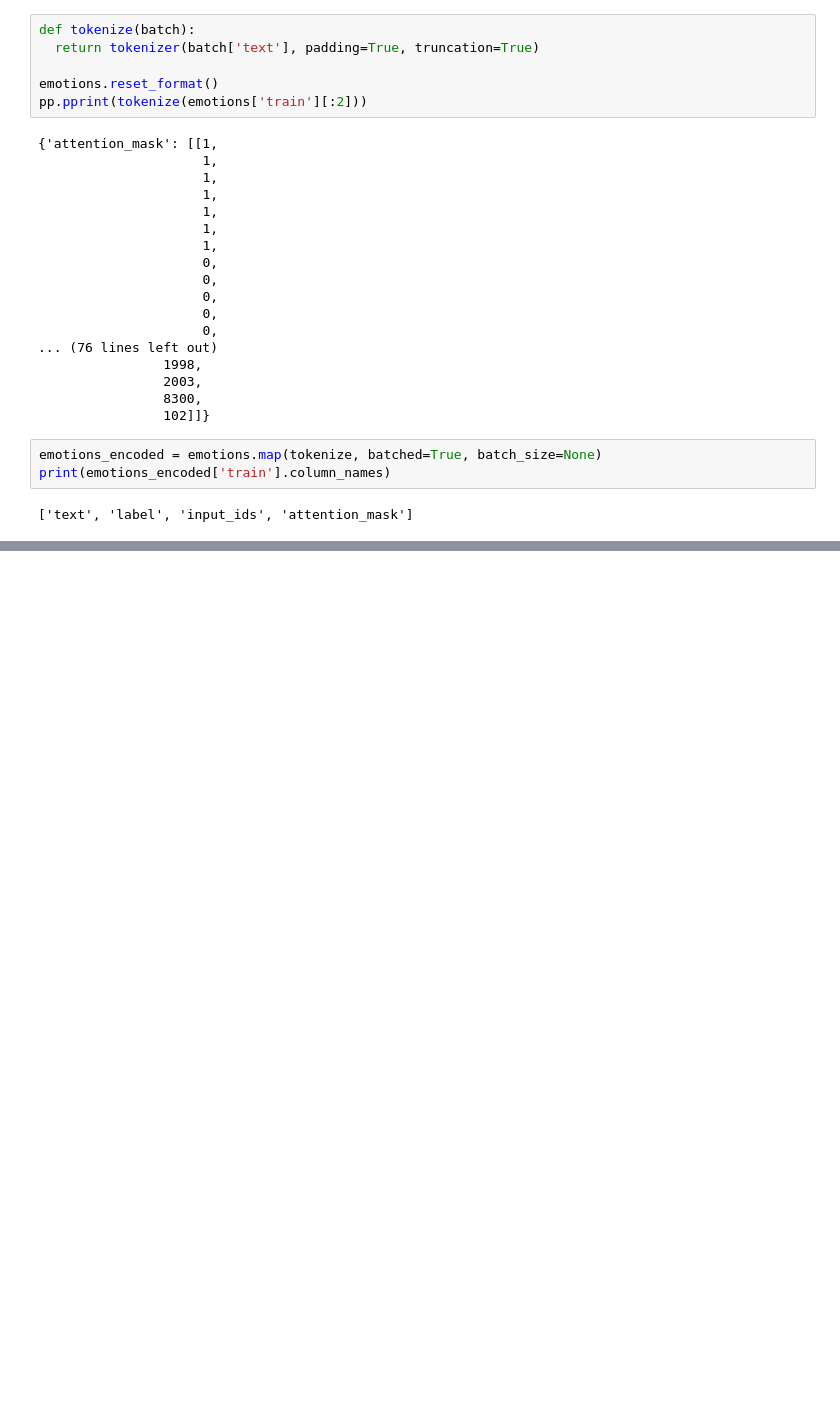
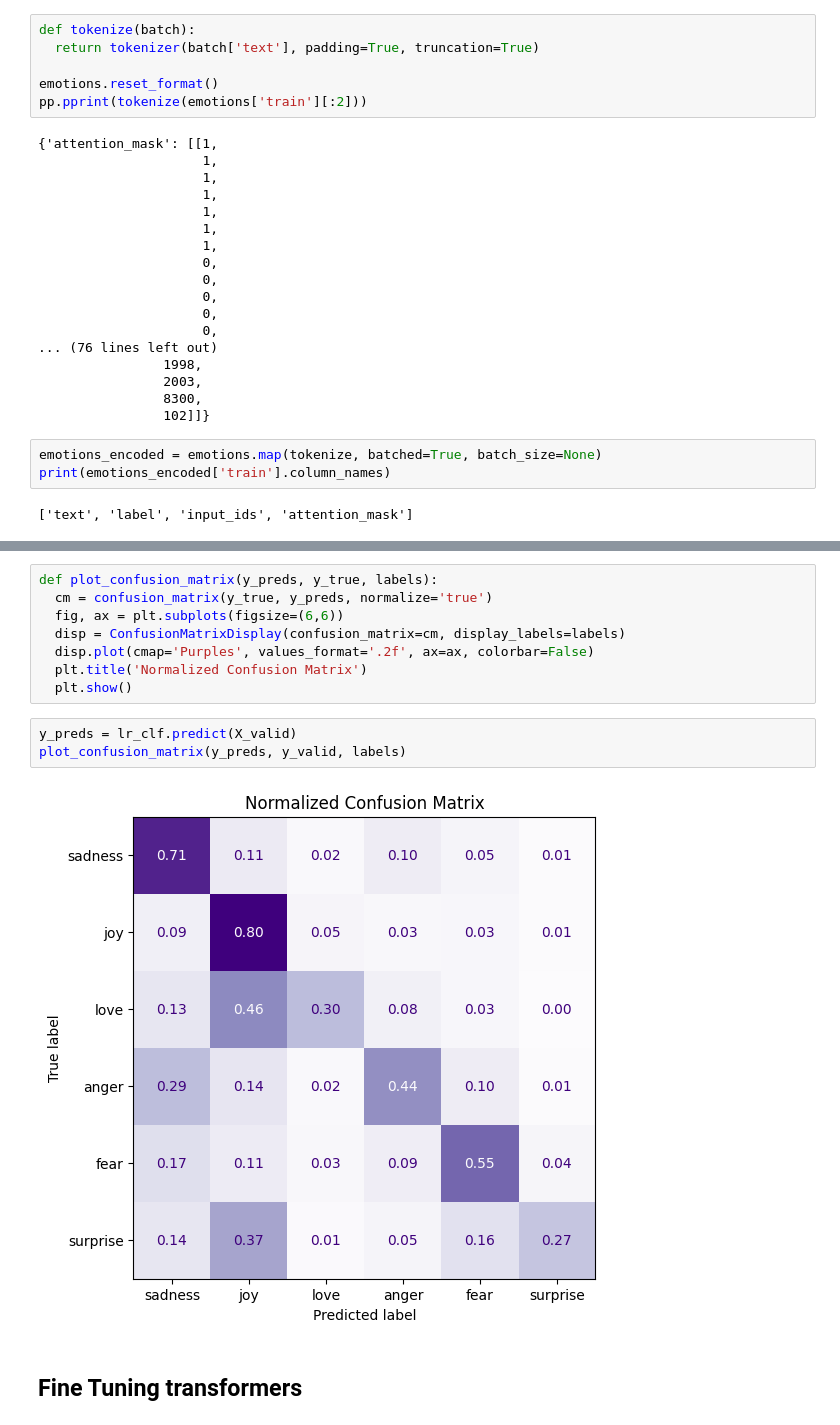
Before and after one commit to AJAkil/All-things-AI, a Jupyter notebook: TF_book_Ch_2.ipynb, the cells around one changed output, grey strips where cells are left out. Saved outputs shown, nothing was run; the diff lists cells and outputs as text; blank space fills up the shorter version.

```diff
--- a/TF_book_Ch_2.ipynb
+++ b/TF_book_Ch_2.ipynb
@@ -225,0 +308,15 @@ print(emotions_encoded['train'].column_names)
+# %%
+def plot_confusion_matrix(y_preds, y_true, labels):
+  cm = confusion_matrix(y_true, y_preds, normalize='true')
+  fig, ax = plt.subplots(figsize=(6,6))
+  disp = ConfusionMatrixDisplay(confusion_matrix=cm, display_labels=labels)
+  disp.plot(cmap='Purples', values_format='.2f', ax=ax, colorbar=False)
+  plt.title('Normalized Confusion Matrix')
+  plt.show()
+# %%
+y_preds = lr_clf.predict(X_valid)
+plot_confusion_matrix(y_preds, y_valid, labels)
+# %% [output]
+[figure, added]
+# %% [markdown]
+## Fine Tuning transformers
```
Also changed, not shown: parts of 24 cells of this notebook.
